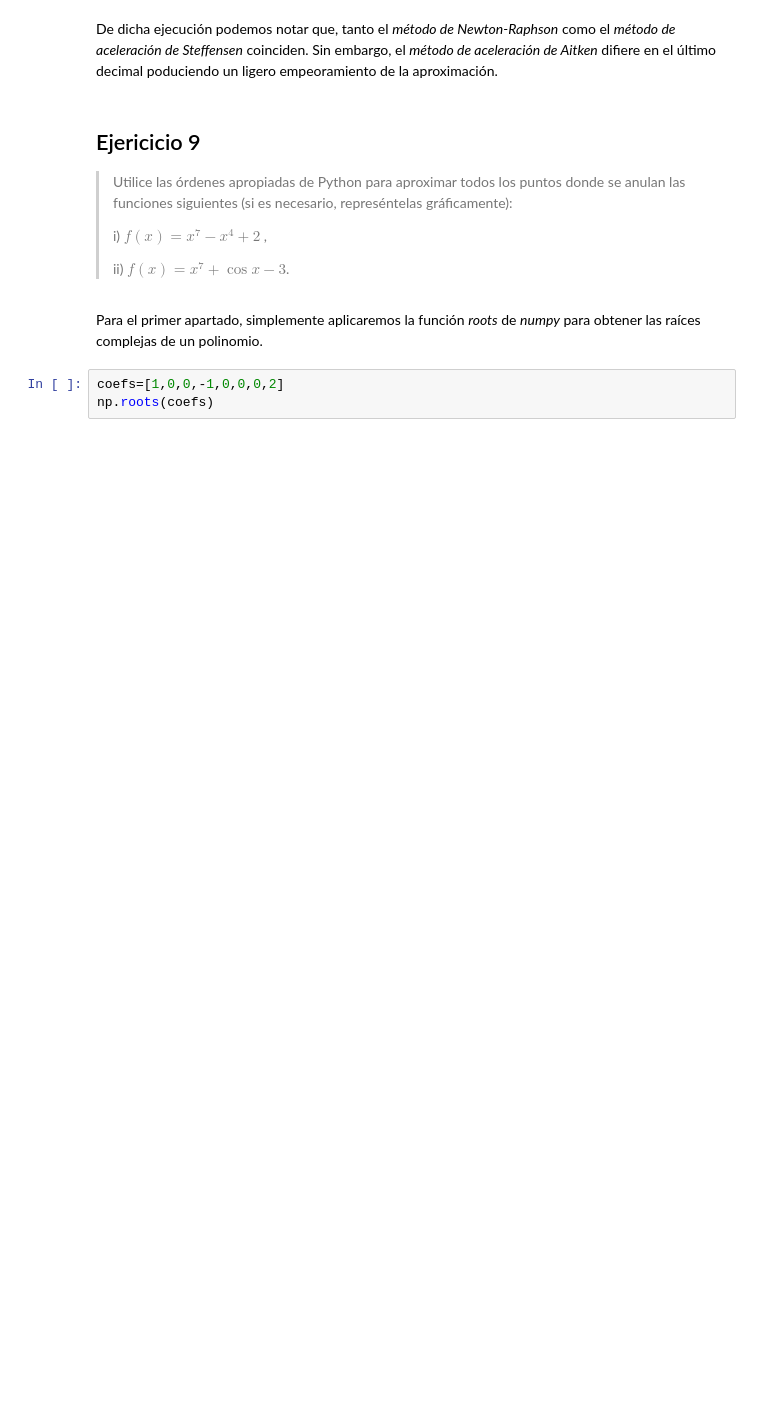
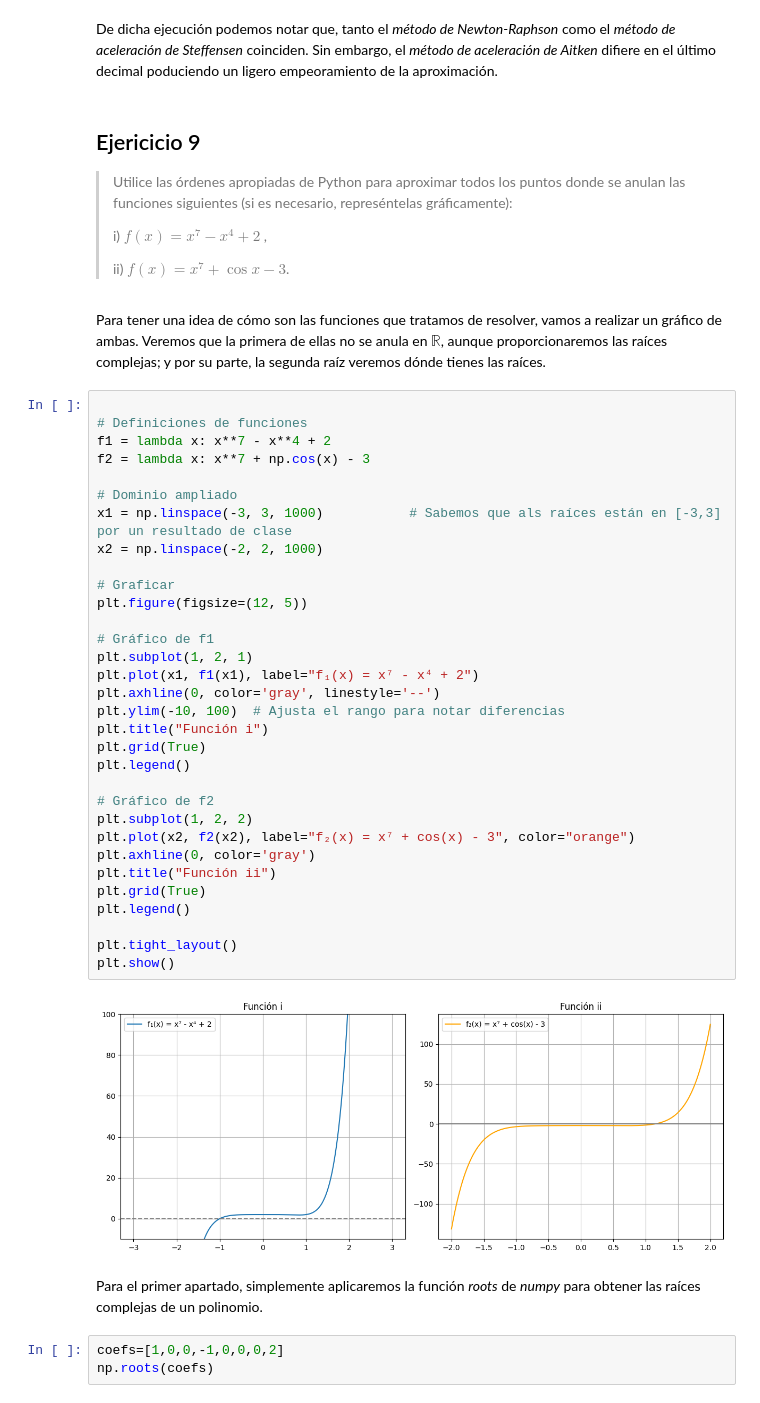
Before and after one commit to eldramas1s/Infomates-ugr, a Jupyter notebook: Tercer_Curso/Segundo_Cuatri/Metodos_Numericos_II/Practicas/Ejercicios_P1.ipynb, the cells around one changed output. Saved outputs shown, nothing was run; the diff lists cells and outputs as text; blank space fills up the shorter version.

```diff
--- a/Tercer_Curso/Segundo_Cuatri/Metodos_Numericos_II/Practicas/Ejercicios_P1.ipynb
+++ b/Tercer_Curso/Segundo_Cuatri/Metodos_Numericos_II/Practicas/Ejercicios_P1.ipynb
@@ -880,6 +915,42 @@ De dicha ejecución podemos notar que, tanto el *método de Newton-Raphson* como
 > i) $f(x)=x^7-x^4+2$ ,
 >
 > ii) $f(x)=x^7+\cos  x-3$.
+# %% [markdown]
+Para tener una idea de cómo son las funciones que tratamos de resolver, vamos a realizar un gráfico de ambas. Veremos que la primera de ellas no se anula en $\mathbb{R}$, aunque proporcionaremos las raíces complejas; y por su parte, la segunda raíz veremos dónde tienes las raíces.
+# %%
+
+# Definiciones de funciones
+f1 = lambda x: x**7 - x**4 + 2
+f2 = lambda x: x**7 + np.cos(x) - 3
+
+# Dominio ampliado
+x1 = np.linspace(-3, 3, 1000)           # Sabemos que als raíces están en [-3,3] por un resultado de clase
+x2 = np.linspace(-2, 2, 1000)
+
+# Graficar
+plt.figure(figsize=(12, 5))
+
+# Gráfico de f1
+plt.subplot(1, 2, 1)
+plt.plot(x1, f1(x1), label="f₁(x) = x⁷ - x⁴ + 2")
+plt.axhline(0, color='gray', linestyle='--')
+plt.ylim(-10, 100)  # Ajusta el rango para notar diferencias
+plt.title("Función i")
+plt.grid(True)
+plt.legend()
+
+# Gráfico de f2
+plt.subplot(1, 2, 2)
+plt.plot(x2, f2(x2), label="f₂(x) = x⁷ + cos(x) - 3", color="orange")
+plt.axhline(0, color='gray')
+plt.title("Función ii")
+plt.grid(True)
+plt.legend()
+
+plt.tight_layout()
+plt.show()
+# %% [output]
+[figure, added]
 # %% [markdown]
 Para el primer apartado, simplemente aplicaremos la función *roots* de *numpy* para obtener las raíces complejas de un polinomio.
 # %%
```
Also changed, not shown: parts of 40 cells of this notebook, 2 other files.
